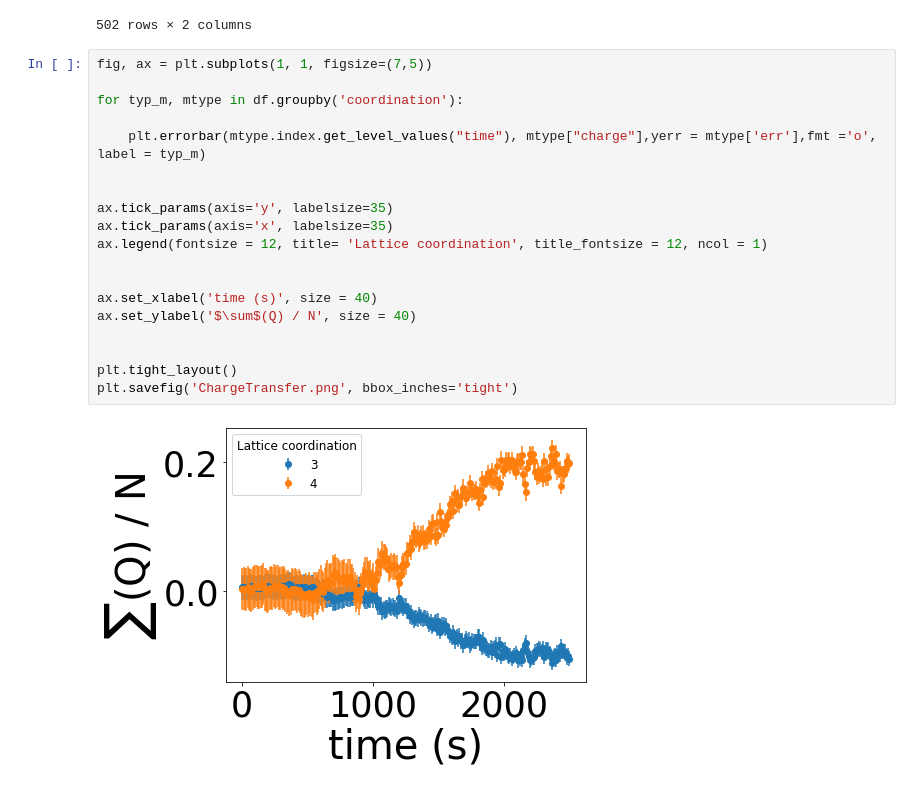
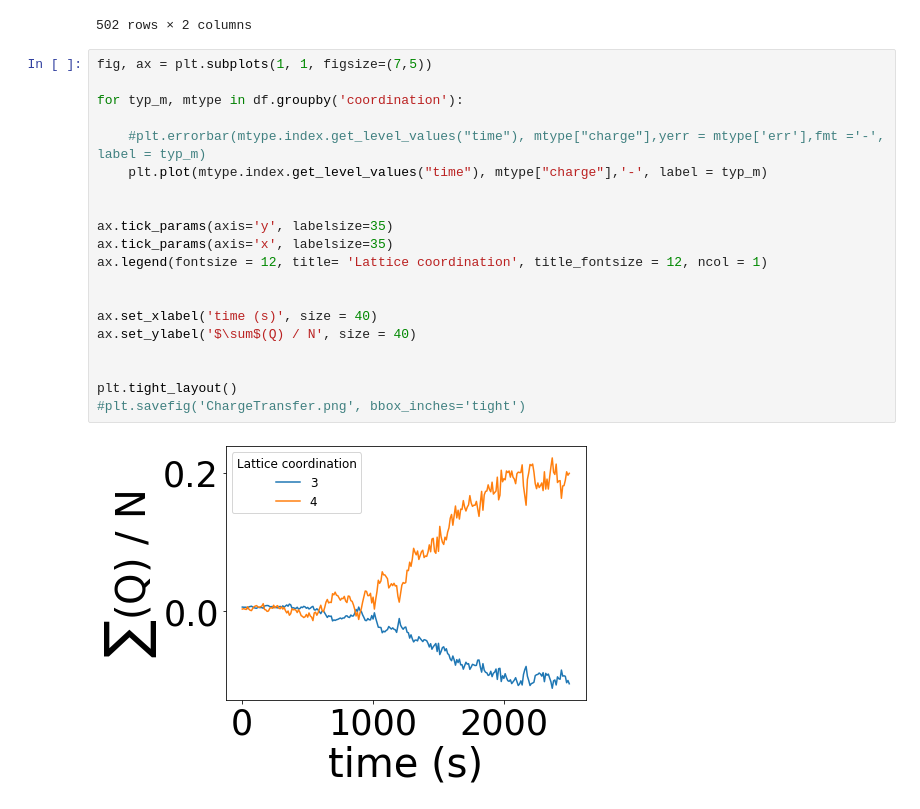
Before and after one commit to crodriga/PROJECT_CairoLattice, a Jupyter notebook: Analysis/Analysis-(Output_Script-8.1)_Topological-charge-Evolution.ipynb, the cells around one changed output. Cells and saved outputs as stored; diff of their text form.

```diff
--- a/Analysis/Analysis-(Output_Script-8.1)_Topological-charge-Evolution.ipynb
+++ b/Analysis/Analysis-(Output_Script-8.1)_Topological-charge-Evolution.ipynb
@@ -149,21 +149,22 @@ df
 # %%
 fig, ax = plt.subplots(1, 1, figsize=(7,5))
 
 for typ_m, mtype in df.groupby('coordination'):
 
-    plt.errorbar(mtype.index.get_level_values("time"), mtype["charge"],yerr = mtype['err'],fmt ='o', label = typ_m)
+    #plt.errorbar(mtype.index.get_level_values("time"), mtype["charge"],yerr = mtype['err'],fmt ='-', label = typ_m)
+    plt.plot(mtype.index.get_level_values("time"), mtype["charge"],'-', label = typ_m)
 
 
 ax.tick_params(axis='y', labelsize=35)
 ax.tick_params(axis='x', labelsize=35)
 ax.legend(fontsize = 12, title= 'Lattice coordination', title_fontsize = 12, ncol = 1)
 
 
 ax.set_xlabel('time (s)', size = 40)
 ax.set_ylabel('$\sum$(Q) / N', size = 40)
 
 
 plt.tight_layout()
-plt.savefig('ChargeTransfer.png', bbox_inches='tight')
+#plt.savefig('ChargeTransfer.png', bbox_inches='tight')
 # %% [output]
-[figure, old version]
+[figure, new version]
```
Also changed, not shown: 15 other files.
